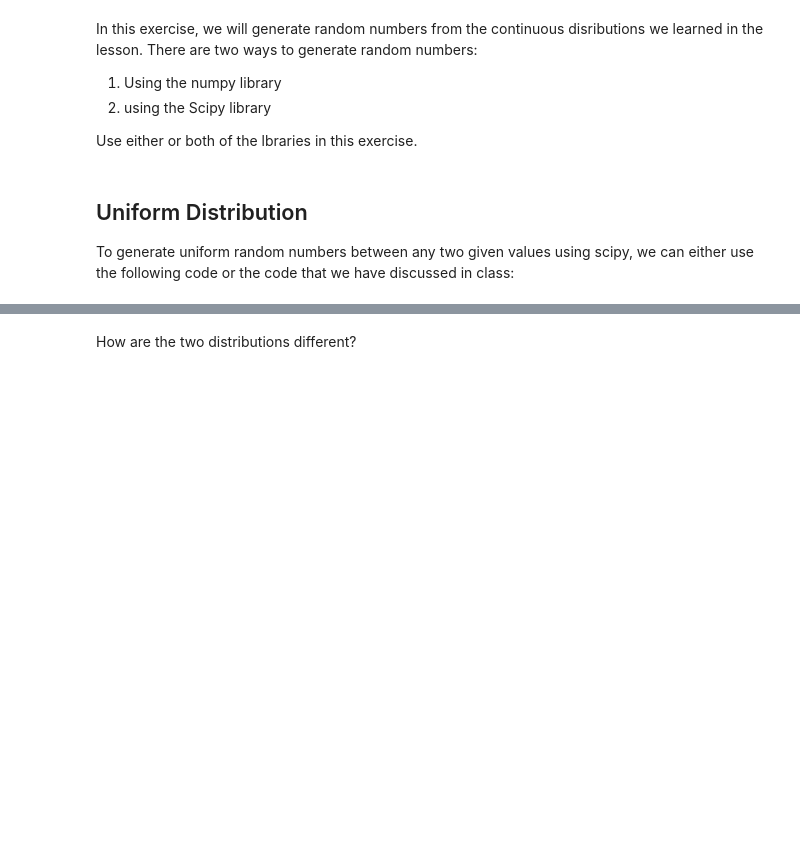
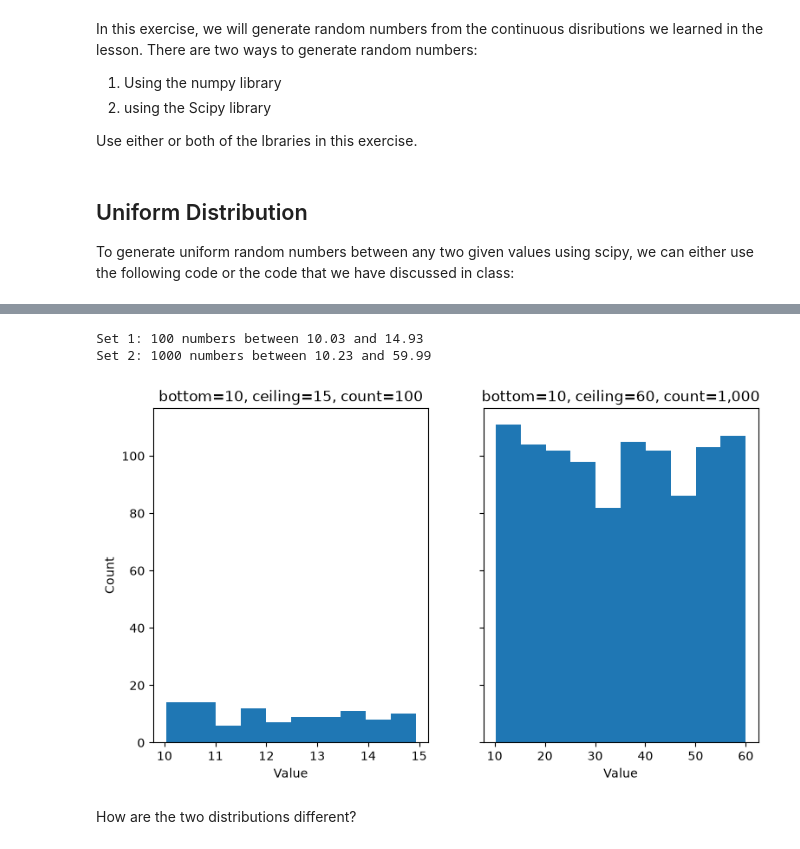
Before and after one commit to ironhack-labs/lab-continuous-probability-distributions-en, a Jupyter notebook: your-code/main.ipynb, the cells around one changed output, grey strips where cells are left out. Saved outputs shown, nothing was run; the diff lists cells and outputs as text; code cells hidden in the pictures; blank space fills up the shorter version.

```diff
--- a/your-code/main.ipynb
+++ b/your-code/main.ipynb
@@ -52,2 +55,33 @@ Your output should look like below:
+# %%
+# your code here
+def generate_uniform(bottom, ceiling, count):
+    """Generate `count` uniformly distributed random numbers between `bottom` and `ceiling`."""
+    # scipy's uniform works with a starting point (loc) and a width (scale)
+    return uniform.rvs(loc=bottom, scale=ceiling - bottom, size=count)
+# %%
+# your code here
+# Two sets of numbers generated with the function above
+uniform_small = generate_uniform(bottom=10, ceiling=15, count=100)
+uniform_large = generate_uniform(bottom=10, ceiling=60, count=1000)
+
+print(f"Set 1: {len(uniform_small)} numbers between {uniform_small.min():.2f} and {uniform_small.max():.2f}")
+print(f"Set 2: {len(uniform_large)} numbers between {uniform_large.min():.2f} and {uniform_large.max():.2f}")
+# %% [output]
+Set 1: 100 numbers between 10.03 and 14.93
+Set 2: 1000 numbers between 10.23 and 59.99
+# %%
+# your code here
+# Histograms of the two samples, 10 bins each, with a shared y axis for an easy comparison
+fig, axes = plt.subplots(1, 2, sharey=True, figsize=(9, 5))
+axes[0].hist(uniform_small, bins=10)
+axes[0].set_title("bottom=10, ceiling=15, count=100")
+axes[1].hist(uniform_large, bins=10)
+axes[1].set_title("bottom=10, ceiling=60, count=1,000")
+for ax in axes:
+    ax.set_xlabel("Value")
+axes[0].set_ylabel("Count")
+plt.show()
+# %% [output]
+[figure, added]
 # %% [markdown]
 How are the two distributions different?
```
Also changed, not shown: parts of 47 cells of this notebook.
